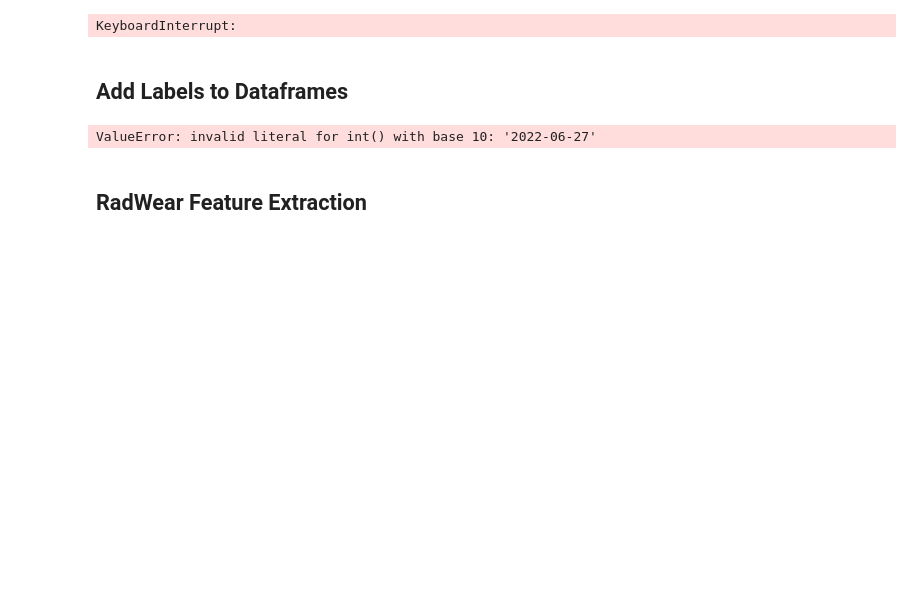
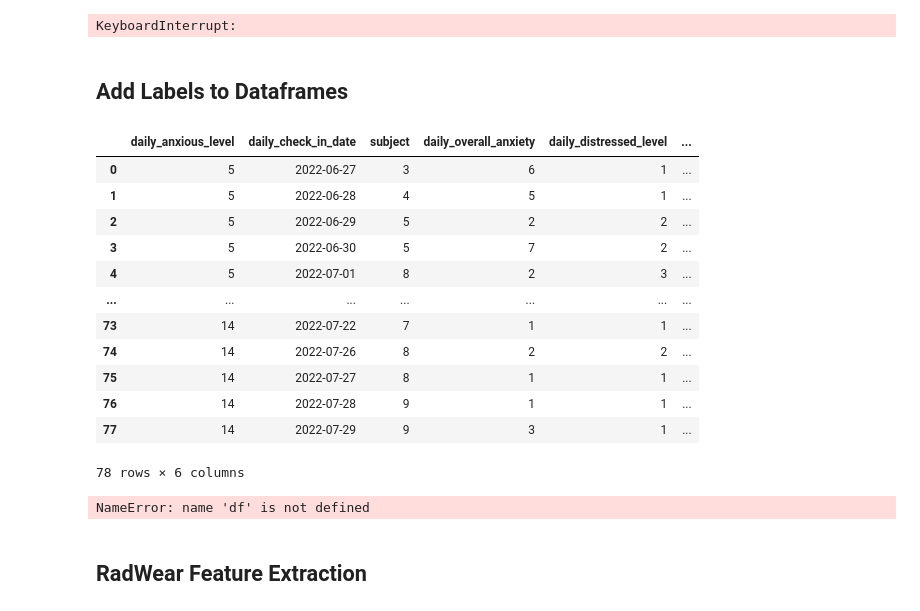
Before and after one commit to AbdulAlkurdi/anxietyFB, a Jupyter notebook: RadWear Parsing.ipynb, the cells around one changed output. Drawn from its saved outputs; the diff is of its cells as text; code cells hidden in the pictures; blank space fills up the shorter version.

Commit message:
Begin joining labels with df

```diff
--- a/RadWear Parsing.ipynb
+++ b/RadWear Parsing.ipynb
@@ -433,17 +433,29 @@ for key in all_participants_dict.keys():
         if len(key_data) == len(relevant_keys):
             key_data.insert(0, key)
             subject_labels.append(key_data)
-label_df = pd.DataFrame(subject_labels,
-                        columns={'subject', 'daily_check_in_date', 'daily_feeling', 'daily_distressed_level',
-                                 'daily_anxious_level', 'daily_overall_anxiety'})
-
-for key in relevant_keys:
-    if key != 'daily_check_in_date':
-        label_df[key] = label_df[key].astype(int)
+label_df = pd.DataFrame(subject_labels)
+label_df.rename(columns={0:'daily_anxious_level', 1:'daily_check_in_date', 2:'subject',
+                        3:'daily_overall_anxiety', 4:'daily_distressed_level', 5:'daily_feeling'}, inplace=True)
-# %% [output]
-ValueError: invalid literal for int() with base 10: '2022-06-27'
 # %%
-label_df['subject'].unique()
+label_df
+# %% [output]
+|  | daily_anxious_level | daily_check_in_date | subject | daily_overall_anxiety | daily_distressed_level | ... |
+| 0 | 5 | 2022-06-27 | 3 | 6 | 1 | ... |
+| 1 | 5 | 2022-06-28 | 4 | 5 | 1 | ... |
+| 2 | 5 | 2022-06-29 | 5 | 2 | 2 | ... |
+| 3 | 5 | 2022-06-30 | 5 | 7 | 2 | ... |
+| 4 | 5 | 2022-07-01 | 8 | 2 | 3 | ... |
+| ... | ... | ... | ... | ... | ... | ... |
+| 73 | 14 | 2022-07-22 | 7 | 1 | 1 | ... |
+| 74 | 14 | 2022-07-26 | 8 | 2 | 2 | ... |
+| 75 | 14 | 2022-07-27 | 8 | 1 | 1 | ... |
+| 76 | 14 | 2022-07-28 | 9 | 1 | 1 | ... |
+| 77 | 14 | 2022-07-29 | 9 | 3 | 1 | ... |
+78 rows × 6 columns
+# %%
+pd.merge(label_df, df, how='left', left_on='daily_check_in_date', right_on='date')
+# %% [output]
+NameError: name 'df' is not defined
 # %% [markdown]
 ## RadWear Feature Extraction
 # %%
```
